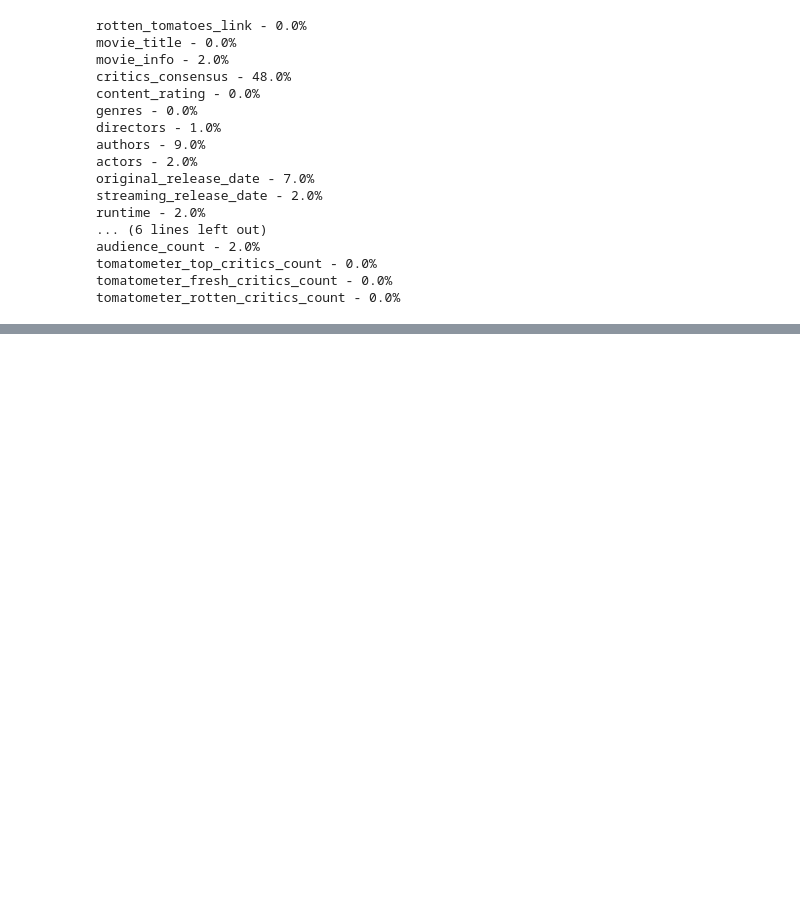
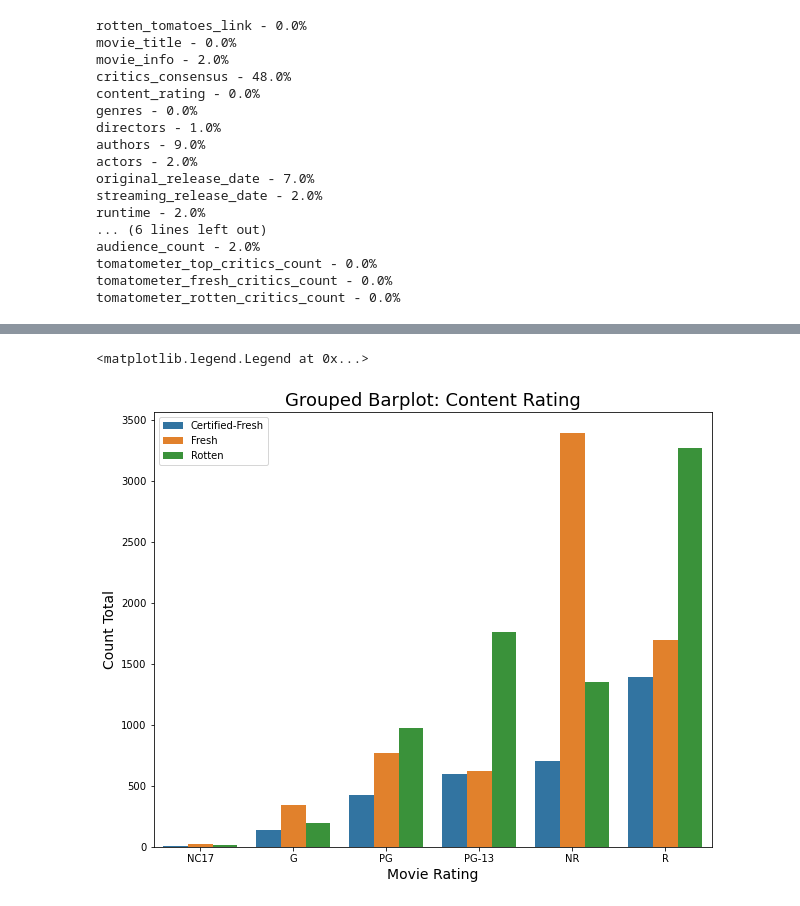
Before and after one commit to eaiturbe/microsoft_movie_analysis, a Jupyter notebook: rotten_tomatoes_movies.csv.ipynb, the cells around one changed output, grey strips where cells are left out. Saved outputs shown, nothing was run; the diff lists cells and outputs as text; code cells hidden in the pictures; blank space fills up the shorter version.

Commit message:
Graph done

```diff
--- a/rotten_tomatoes_movies.csv.ipynb
+++ b/rotten_tomatoes_movies.csv.ipynb
@@ -119,0 +141,3 @@ df_dropped_colums
+# %%
+df_cor = df_dropped_colums.groupby(['content_rating', 'tomatometer_status']).count()
+df_cor
@@ -155,0 +196,2 @@ df_dropped_colums.head(10)
+# %%
+df_cor = df_cor.reset_index()
@@ -155,0 +218,17 @@ df_dropped_colums.head(10)
+# %%
+
+
+plt.figure(figsize=(10, 8))
+sns.barplot(x='content_rating',
+            y='movie_count',
+            hue='tomatometer_status',
+            order=["NC17","G","PG","PG-13",'NR', 'R'],
+            data=df_cor)
+plt.ylabel("Count Total", size=14)
+plt.xlabel("Movie Rating", size=14)
+plt.title("Grouped Barplot: Content Rating", size=18)
+plt.savefig("grouped_barplot_Seaborn_barplot_Python.png")
+plt.legend()
+# %% [output]
+<matplotlib.legend.Legend at 0x...>
+[figure, added]
```
Also changed, not shown: parts of 17 cells of this notebook.
